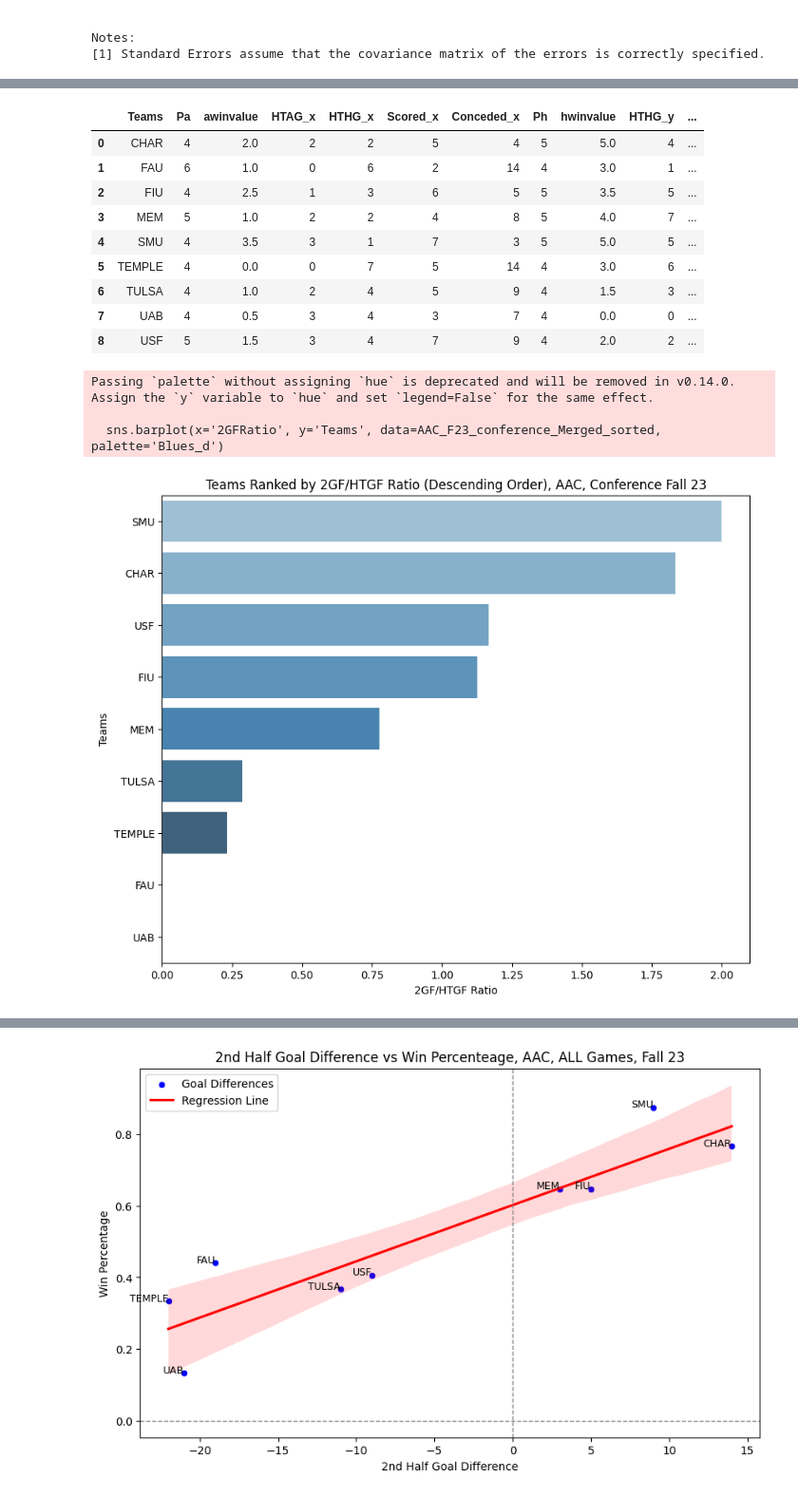
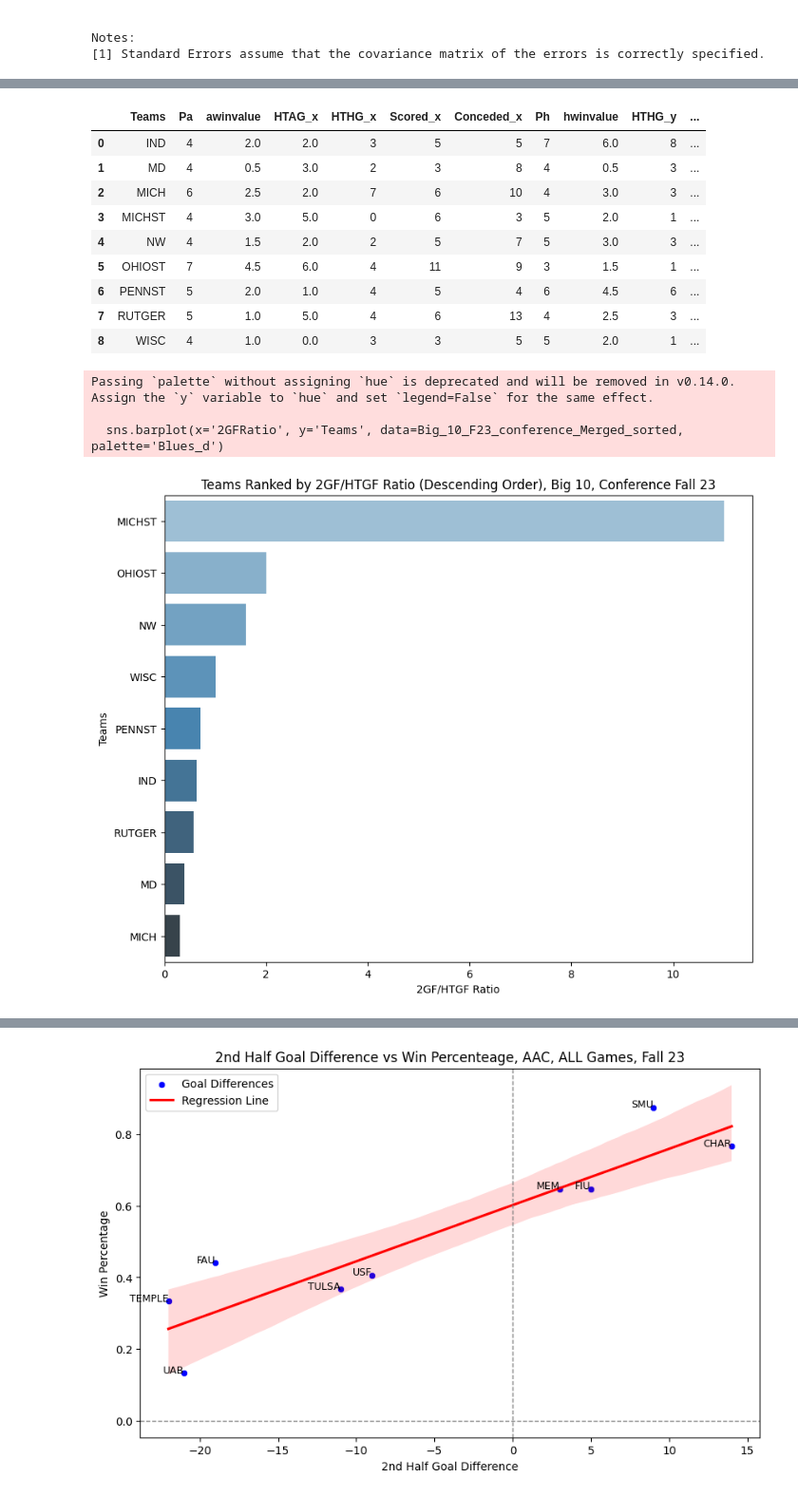
Before and after one commit to AimanFariz/Soccer-Analytics, a Jupyter notebook: NCAA_D1_F23_Big_10.ipynb, the cells around one changed output, grey strips where cells are left out. Shown at 95% size. Saved outputs shown, nothing was run; the diff lists cells and outputs as text; code cells hidden in the pictures.

```diff
--- a/NCAA_D1_F23_Big_10.ipynb
+++ b/NCAA_D1_F23_Big_10.ipynb
@@ -28,7 +28,7 @@ from IPython.display import display
 # Set the maximum number of columns to be displayed
 pd.set_option('display.max_columns', None)
 
-Big_10_F23 = pd.read_csv("NCAA D1 Soccer Fall 23 - Big_10.csv")
+Big_10_F23 = pd.read_csv("NCAA D1 Soccer Fall 23 - Big 10.csv")
 
 # data.head() # run this to see first 5 columns
 
@@ -400,36 +387,36 @@ Big_10_F23_conference_Merged['GF/GARatio'] = Big_10_F23_conference_Merged['GF']
 Big_10_F23_conference_Merged
 # %% [output]
 |  | Teams | Pa | awinvalue | HTAG_x | HTHG_x | Scored_x | Conceded_x | Ph | hwinvalue | HTHG_y | ... |
-| 0 | CHAR | 4 | 2.0 | 2 | 2 | 5 | 4 | 5 | 5.0 | 4 | ... |
-| 1 | FAU | 6 | 1.0 | 0 | 6 | 2 | 14 | 4 | 3.0 | 1 | ... |
-| 2 | FIU | 4 | 2.5 | 1 | 3 | 6 | 5 | 5 | 3.5 | 5 | ... |
-| 3 | MEM | 5 | 1.0 | 2 | 2 | 4 | 8 | 5 | 4.0 | 7 | ... |
-| 4 | SMU | 4 | 3.5 | 3 | 1 | 7 | 3 | 5 | 5.0 | 5 | ... |
-| 5 | TEMPLE | 4 | 0.0 | 0 | 7 | 5 | 14 | 4 | 3.0 | 6 | ... |
-| 6 | TULSA | 4 | 1.0 | 2 | 4 | 5 | 9 | 4 | 1.5 | 3 | ... |
-| 7 | UAB | 4 | 0.5 | 3 | 4 | 3 | 7 | 4 | 0.0 | 0 | ... |
-| 8 | USF | 5 | 1.5 | 3 | 4 | 7 | 9 | 4 | 2.0 | 2 | ... |
+| 0 | IND | 4 | 2.0 | 2.0 | 3 | 5 | 5 | 7 | 6.0 | 8 | ... |
+| 1 | MD | 4 | 0.5 | 3.0 | 2 | 3 | 8 | 4 | 0.5 | 3 | ... |
+| 2 | MICH | 6 | 2.5 | 2.0 | 7 | 6 | 10 | 4 | 3.0 | 3 | ... |
+| 3 | MICHST | 4 | 3.0 | 5.0 | 0 | 6 | 3 | 5 | 2.0 | 1 | ... |
+| 4 | NW | 4 | 1.5 | 2.0 | 2 | 5 | 7 | 5 | 3.0 | 3 | ... |
+| 5 | OHIOST | 7 | 4.5 | 6.0 | 4 | 11 | 9 | 3 | 1.5 | 1 | ... |
+| 6 | PENNST | 5 | 2.0 | 1.0 | 4 | 5 | 4 | 6 | 4.5 | 6 | ... |
+| 7 | RUTGER | 5 | 1.0 | 5.0 | 4 | 6 | 13 | 4 | 2.5 | 3 | ... |
+| 8 | WISC | 4 | 1.0 | 0.0 | 3 | 3 | 5 | 5 | 2.0 | 1 | ... |
 # %%
 # Handle any potential infinite or NaN values (e.g., when HTGF is 0)
 Big_10_F23_conference_Merged.replace([float('inf'), -float('inf')], pd.NA, inplace=True)
 Big_10_F23_conference_Merged.dropna(subset=['2GFRatio'], inplace=True)
 
 # Sort the DataFrame by the ratio in ascending order
 Big_10_F23_conference_Merged_sorted = Big_10_F23_conference_Merged.sort_values('2GFRatio', ascending = False)
 
 # Plot the data
 plt.figure(figsize=(10, 8))
 sns.barplot(x='2GFRatio', y='Teams', data=Big_10_F23_conference_Merged_sorted, palette='Blues_d')
 
-plt.title('Teams Ranked by 2GF/HTGF Ratio (Descending Order), Big_10, Conference Fall 23')
+plt.title('Teams Ranked by 2GF/HTGF Ratio (Descending Order), Big 10, Conference Fall 23')
 plt.xlabel('2GF/HTGF Ratio')
 plt.ylabel('Teams')
 plt.show()
 # %% [output]
 Passing `palette` without assigning `hue` is deprecated and will be removed in v0.14.0. Assign the `y` variable to `hue` and set `legend=False` for the same effect.
 
-  sns.barplot(x='2GFRatio', y='Teams', data=AAC_F23_conference_Merged_sorted, palette='Blues_d')
+  sns.barplot(x='2GFRatio', y='Teams', data=Big_10_F23_conference_Merged_sorted, palette='Blues_d')
-[figure, old version]
+[figure, new version]
 # %%
 # Handle any potential infinite or NaN values (e.g., when HTGF is 0)
 Big_10_F23_conference_Merged.replace([float('inf'), -float('inf')], pd.NA, inplace=True)
```
Also changed, not shown: parts of 31 cells of this notebook.
